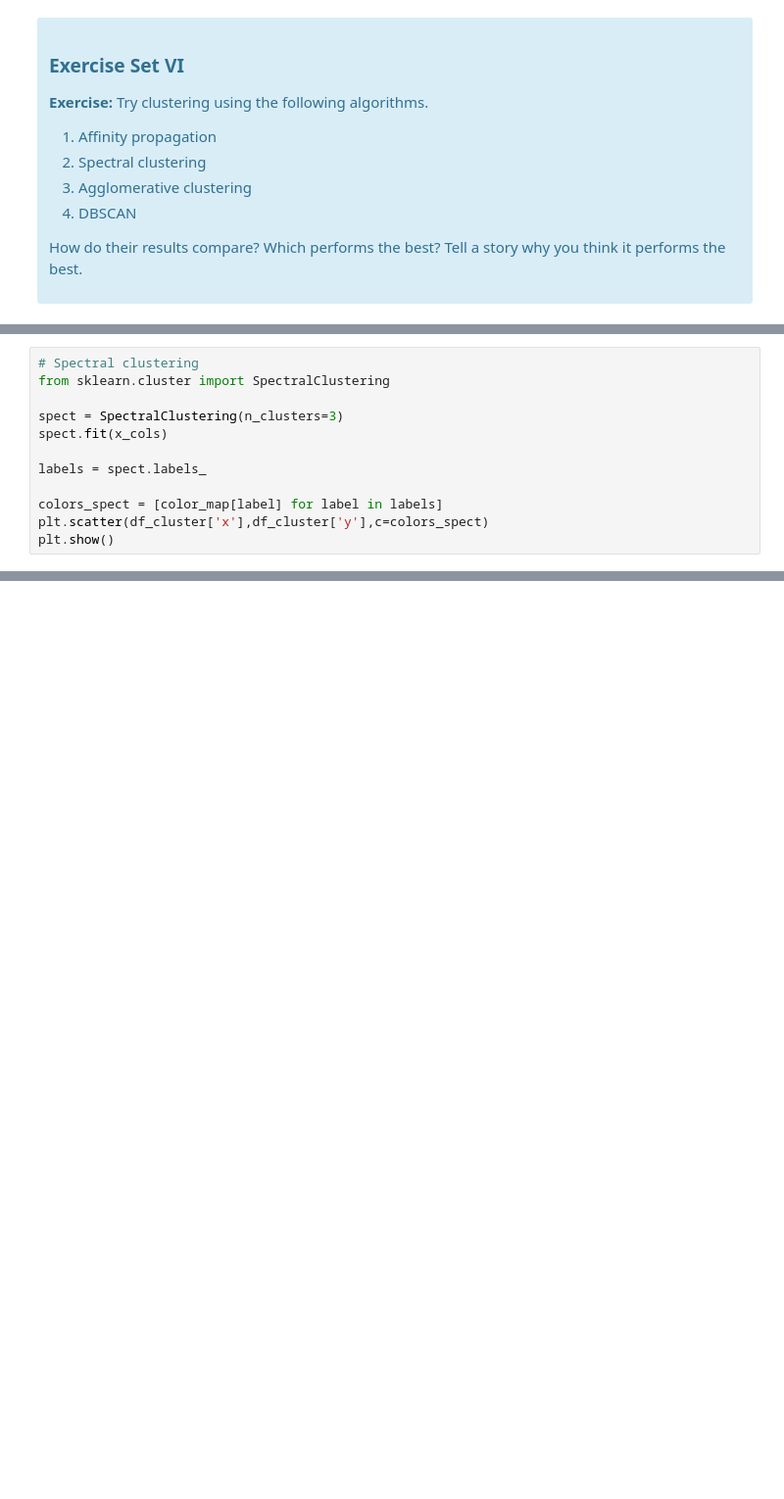
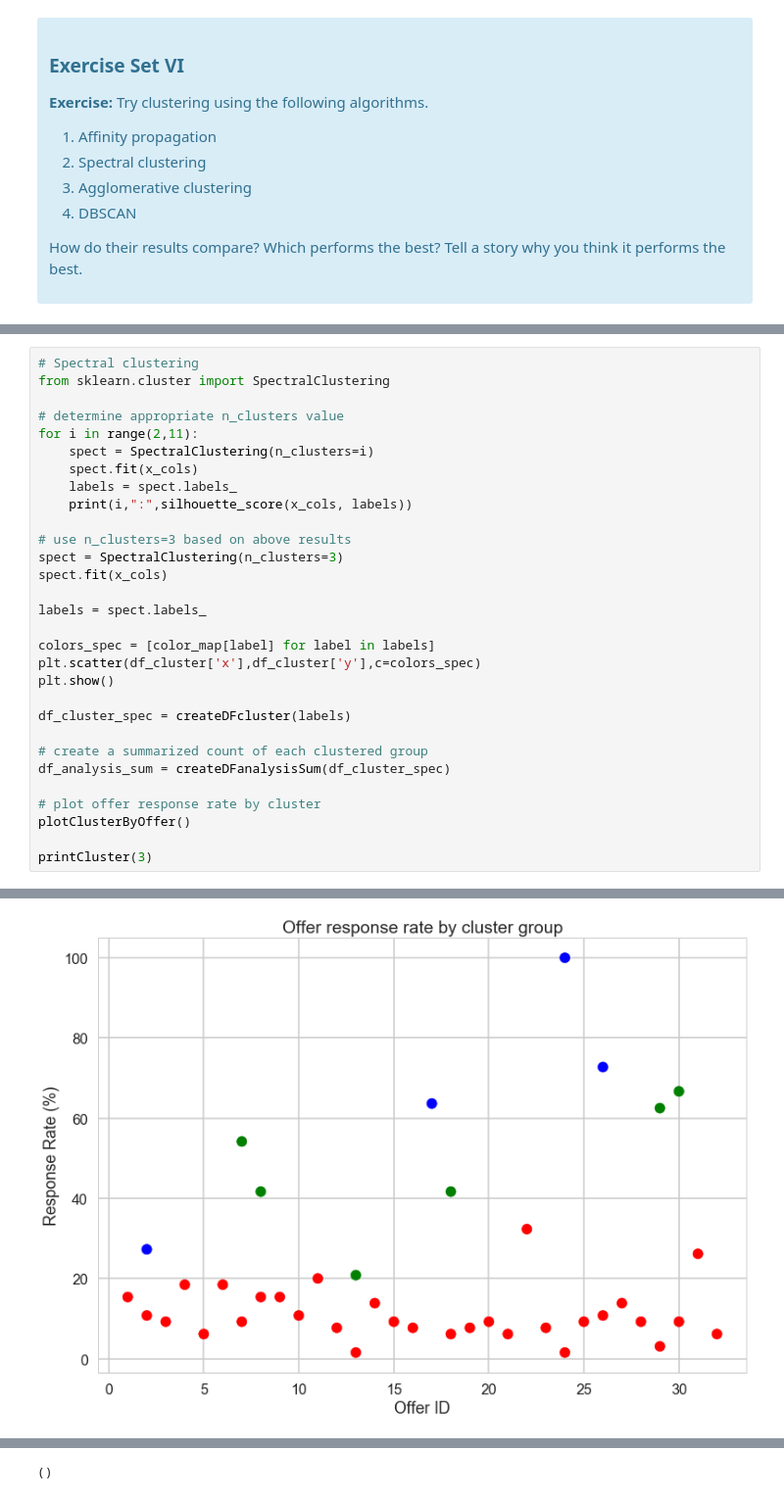
Before and after one commit to dkyip/DSI, a Jupyter notebook: Mini_Project_Clustering.ipynb, the cells around one changed output, grey strips where cells are left out. Shown at 98% size. Saved outputs shown, nothing was run; the diff lists cells and outputs as text; blank space fills up the shorter version.

```diff
--- a/Mini_Project_Clustering.ipynb
+++ b/Mini_Project_Clustering.ipynb
@@ -641,12 +704,30 @@ plt.show()
 # Spectral clustering
 from sklearn.cluster import SpectralClustering
 
+# determine appropriate n_clusters value
+for i in range(2,11):
+    spect = SpectralClustering(n_clusters=i)
+    spect.fit(x_cols)
+    labels = spect.labels_
+    print(i,":",silhouette_score(x_cols, labels))
+
+# use n_clusters=3 based on above results
 spect = SpectralClustering(n_clusters=3)
 spect.fit(x_cols)
 
 labels = spect.labels_
 
-colors_spect = [color_map[label] for label in labels]
-plt.scatter(df_cluster['x'],df_cluster['y'],c=colors_spect)
+colors_spec = [color_map[label] for label in labels]
+plt.scatter(df_cluster['x'],df_cluster['y'],c=colors_spec)
 plt.show()
+
+df_cluster_spec = createDFcluster(labels)
+
+# create a summarized count of each clustered group
+df_analysis_sum = createDFanalysisSum(df_cluster_spec)
+
+# plot offer response rate by cluster
+plotClusterByOffer()
+
+printCluster(3)
 # %% [output]
@@ -653 +743,2 @@ plt.show()
 [figure]
+[figure, added]
@@ -653,0 +762 @@ plt.show()
+()
```
Also changed, not shown: parts of 12 cells of this notebook.
